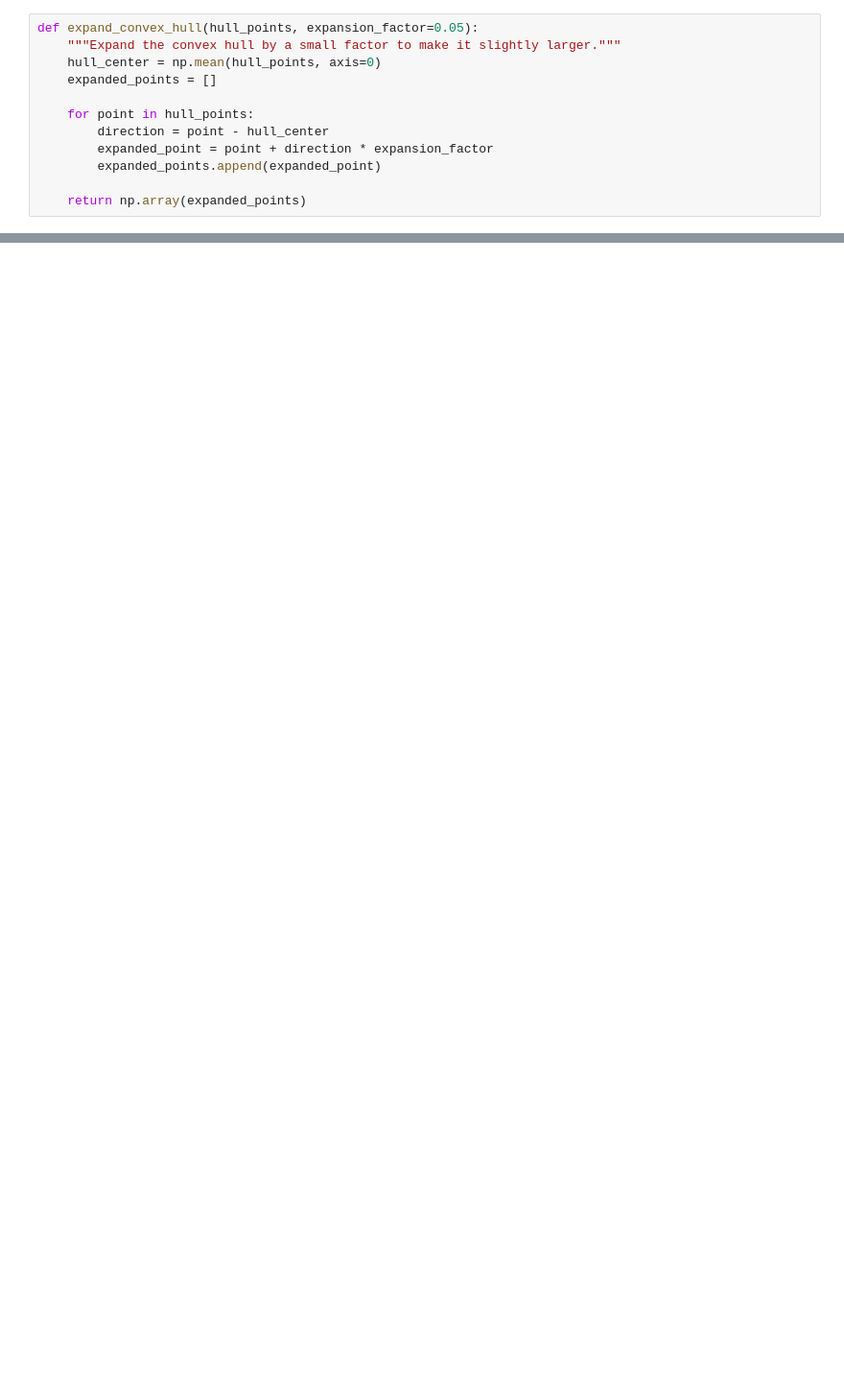
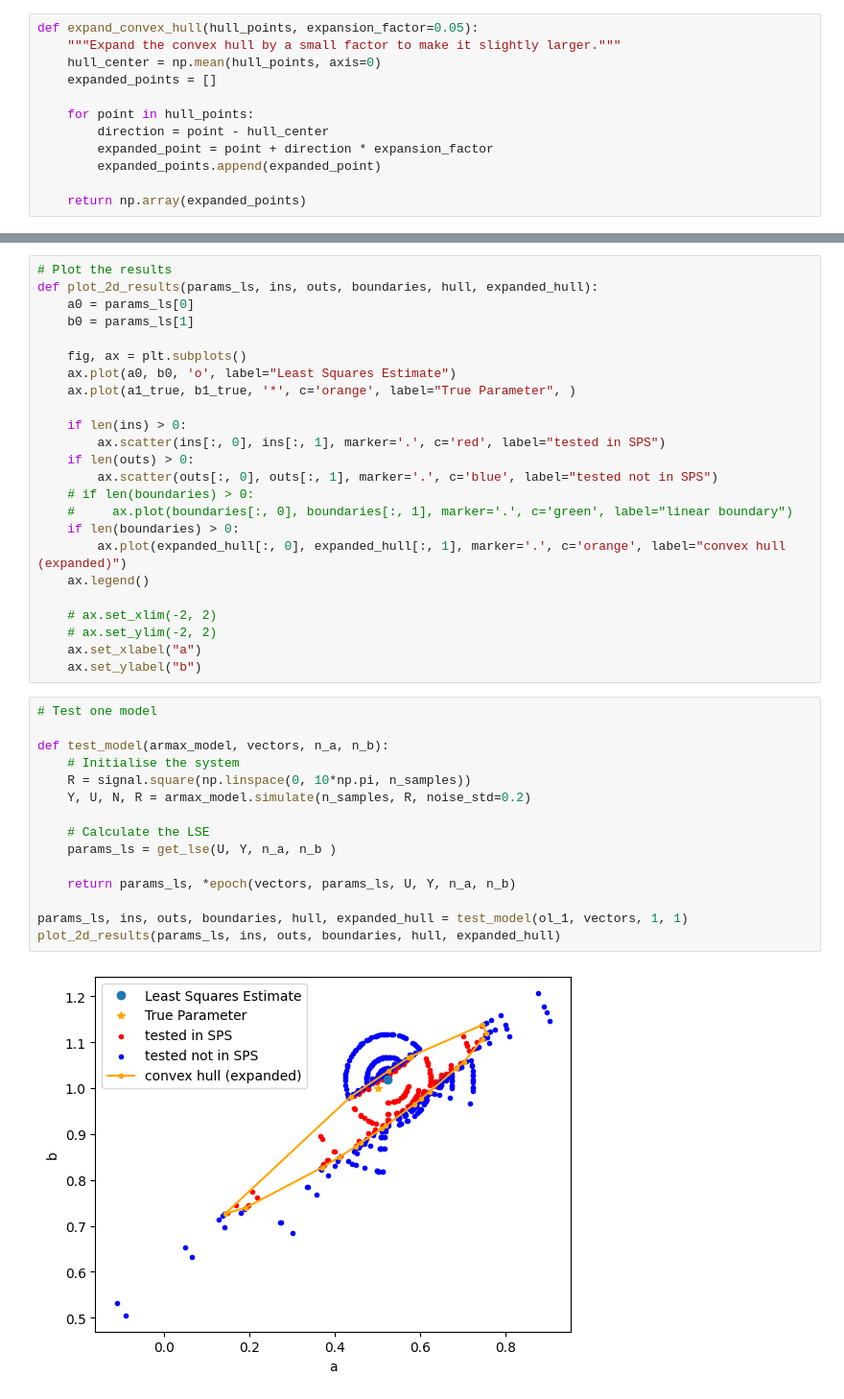
Before and after one commit to Muckthebuck/Learning-Dynamic-Systems, a Jupyter notebook: search/notebooks/smart_search_2d.ipynb, the cells around one changed output, grey strips where cells are left out. Shown at 96% size. Cells and saved outputs as stored; diff of their text form; blank space fills up the shorter version.

```diff
--- a/search/notebooks/smart_search_2d.ipynb
+++ b/search/notebooks/smart_search_2d.ipynb
@@ -277,0 +292,41 @@ Text(0, 0.5, 'b')
+# %%
+# Plot the results
+def plot_2d_results(params_ls, ins, outs, boundaries, hull, expanded_hull):
+    a0 = params_ls[0]
+    b0 = params_ls[1]
+
+    fig, ax = plt.subplots()
+    ax.plot(a0, b0, 'o', label="Least Squares Estimate")
+    ax.plot(a1_true, b1_true, '*', c='orange', label="True Parameter", )
+
+    if len(ins) > 0:
+        ax.scatter(ins[:, 0], ins[:, 1], marker='.', c='red', label="tested in SPS")
+    if len(outs) > 0:
+        ax.scatter(outs[:, 0], outs[:, 1], marker='.', c='blue', label="tested not in SPS")
+    # if len(boundaries) > 0:
+    #     ax.plot(boundaries[:, 0], boundaries[:, 1], marker='.', c='green', label="linear boundary")
+    if len(boundaries) > 0:
+        ax.plot(expanded_hull[:, 0], expanded_hull[:, 1], marker='.', c='orange', label="convex hull (expanded)")
+    ax.legend()
+
+    # ax.set_xlim(-2, 2)
+    # ax.set_ylim(-2, 2)
+    ax.set_xlabel("a")
+    ax.set_ylabel("b")
+# %%
+# Test one model
+
+def test_model(armax_model, vectors, n_a, n_b):
+    # Initialise the system
+    R = signal.square(np.linspace(0, 10*np.pi, n_samples))
+    Y, U, N, R = armax_model.simulate(n_samples, R, noise_std=0.2)
+
+    # Calculate the LSE
+    params_ls = get_lse(U, Y, n_a, n_b )
+
+    return params_ls, *epoch(vectors, params_ls, U, Y, n_a, n_b)
+
+params_ls, ins, outs, boundaries, hull, expanded_hull = test_model(ol_1, vectors, 1, 1)
+plot_2d_results(params_ls, ins, outs, boundaries, hull, expanded_hull)
+# %% [output]
+[figure, added]
```
Also changed, not shown: parts of 8 cells of this notebook.
